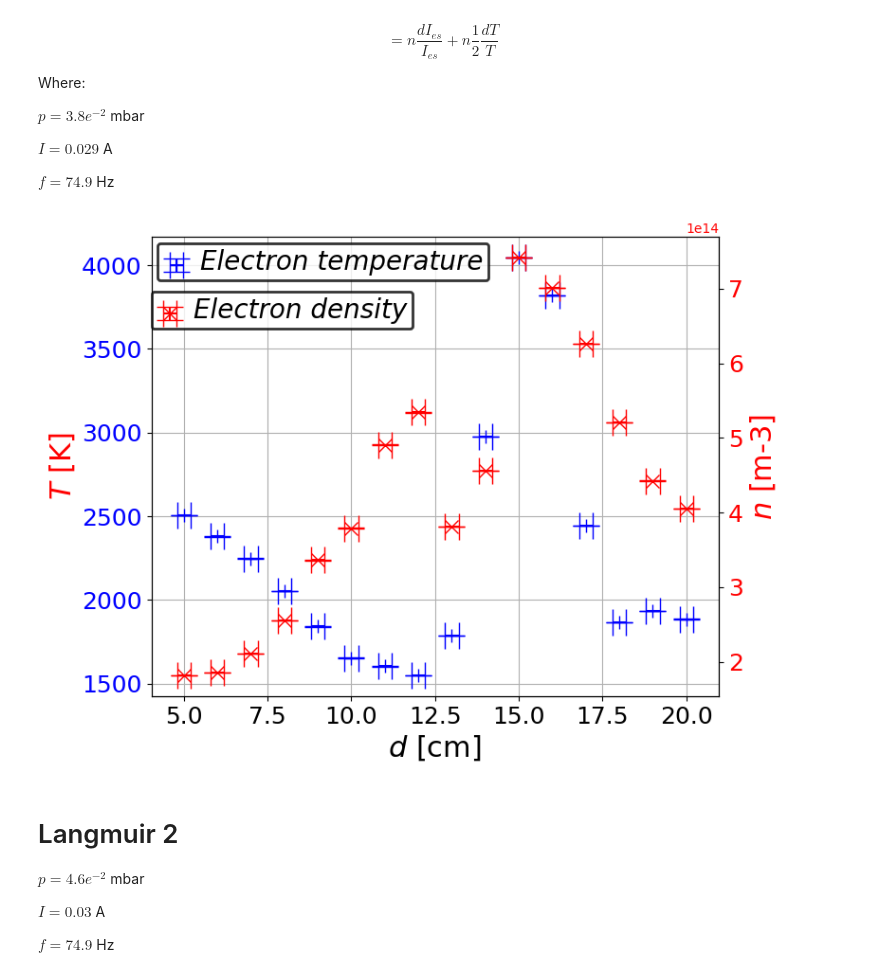
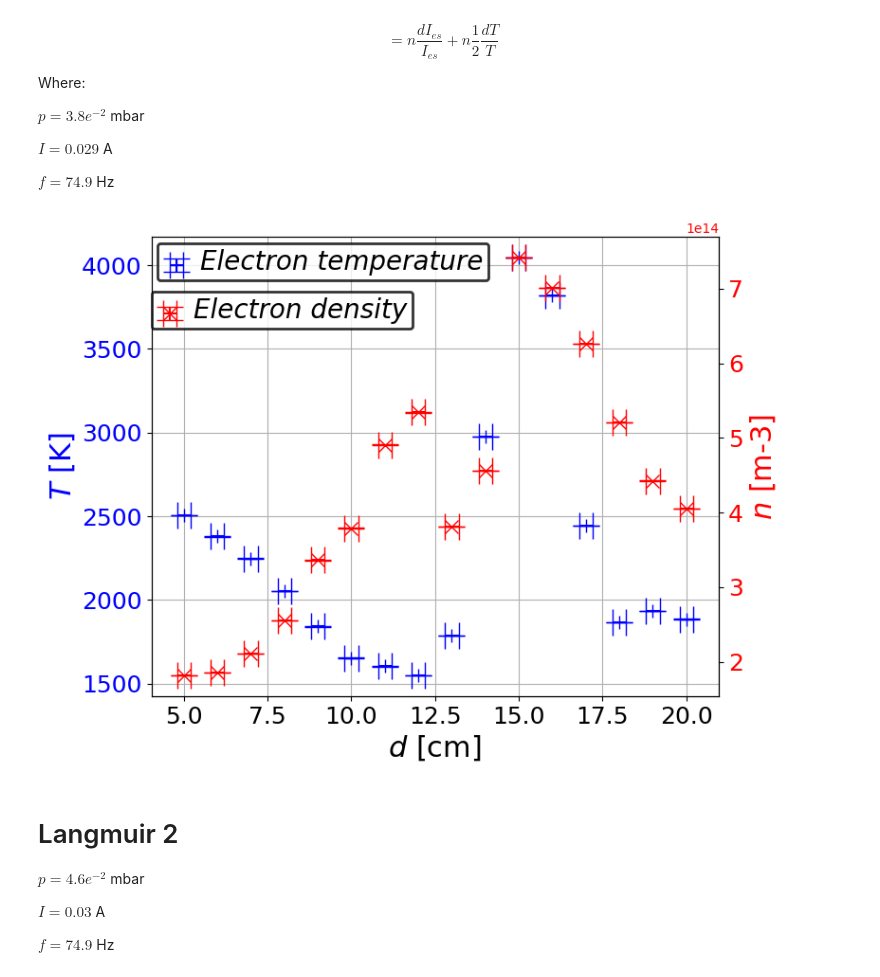
Before and after one commit to ferocitoo/TP3, a Jupyter notebook: TP_Plasma/Langmuir.ipynb, the cells around one changed output. Drawn from its saved outputs; the diff is of its cells as text; code cells hidden in the pictures.

```diff
--- a/TP_Plasma/Langmuir.ipynb
+++ b/TP_Plasma/Langmuir.ipynb
@@ -65,6 +65,8 @@ $p = 3.8e^{-2}$ mbar
 $I = 0.029$ A
 
 $f = 74.9$ Hz
+# %%
+n_maxs=[]
 # %%
 #Extract datas
 
@@ -185,37 +187,40 @@ for i in range (len(Vs)):
 # # ax.plot(np.arange(5, 21), ns)
 # ax.errorbar(np.arange(5, 21), ns, yerr=dns, fmt='^', label='n', color='blue', markersize=10, capsize=10,capthick=1)
 # u.set_legend_properties(ax)
 # plt.show()
 
 
 fig, ax1 = plt.subplots(figsize=(8, 6))
 u.set_axis_and_tick_properties(ax1, x_label='$d$ [cm]', y_label='$T$ [K]')
 color = 'blue'
 ax1.errorbar(np.arange(5, 21), Ts, yerr=dTs, xerr = d_err, fmt='+', color=color, markersize=10, capsize=10, capthick=1, label ="Electron temperature")
 ax1.tick_params(axis='y', labelcolor=color)
+ax1.grid()
+# ax2.grid()
+ax1.set_ylabel('$T$ [K]', color=color)  # we already handled the x-label with ax1
+
 
 ax2 = ax1.twinx()  # instantiate a second axes that shares the same x-axis
 u.set_axis_and_tick_properties(ax2, x_label='$d$ [cm]', y_label='$n$ [m-3]')
 color = 'red'
 ax2.set_ylabel('$n$ [m-3]', color=color)  # we already handled the x-label with ax1
 ax2.errorbar(np.arange(5, 21), ns, yerr=dns, xerr = d_err,fmt='x',  color=color, markersize=10, capsize=10, capthick=1,label ="Electron density")
 ax2.tick_params(axis='y', labelcolor=color)
 
-ax1.grid()
-# ax2.grid()
-ax1.set_ylabel('$T$ [K]', color=color)  # we already handled the x-label with ax1
 
 
 u.set_legend_properties(ax1)
 u.set_legend_properties(ax2,loc=(0, 0.8))
 
 fig.tight_layout()  # to prevent overlap of labels
 
 fig.savefig(f'Figures/Tnd_p=3.8_f=75.pdf', bbox_inches='tight')
 
 plt.show()
+
+n_maxs.append(np.max(ns))
 # %% [output]
-[figure, old version]
+[figure, new version]
 # %% [markdown]
 # Langmuir 2
 $p = 4.6e^{-2}$ mbar
```
Also changed, not shown: parts of 7 cells of this notebook, 2 other files.
